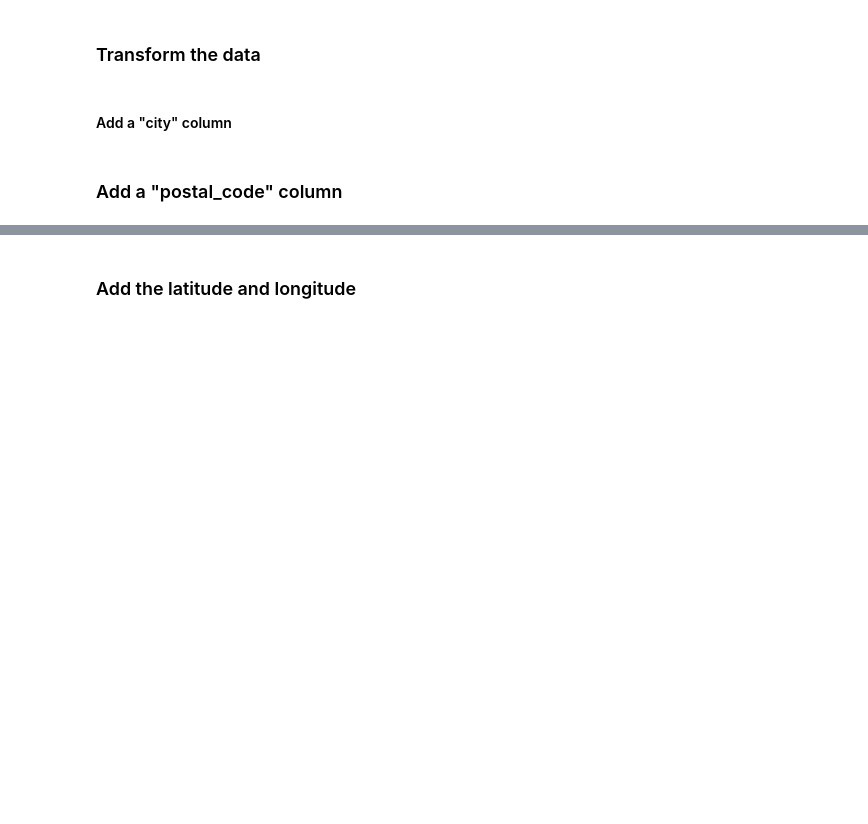
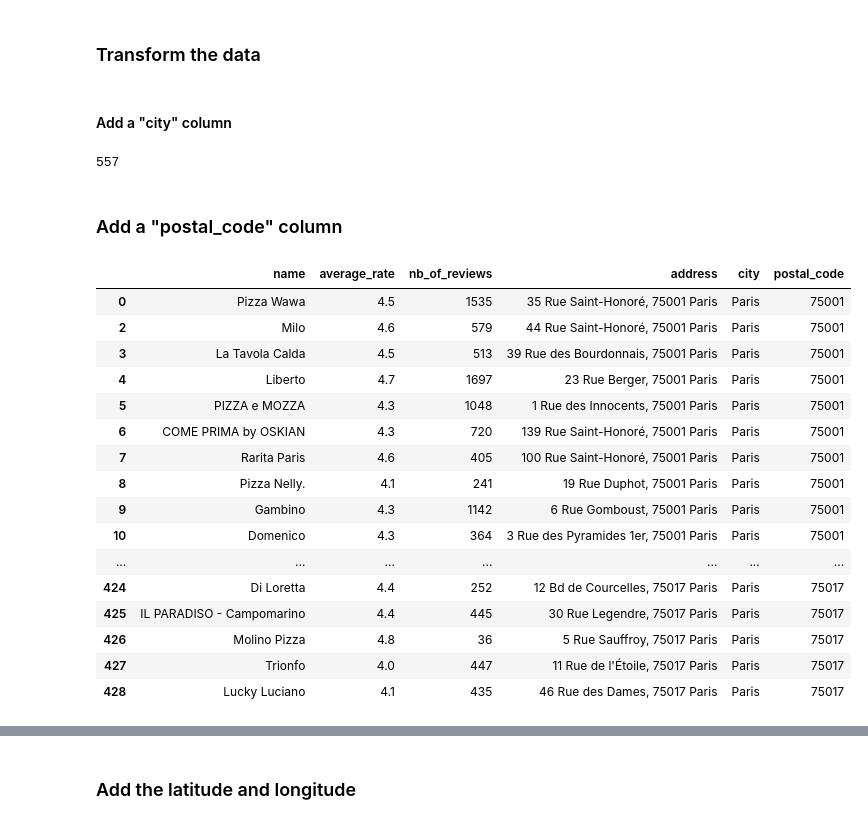
Before and after one commit to degregor69/pizza-lovers, a Jupyter notebook: Pizza_Lovers_Cleaning_Transforming_Analyzing.ipynb, the cells around one changed output, grey strips where cells are left out. Cells and saved outputs as stored; diff of their text form; code cells hidden in the pictures; blank space fills up the shorter version.

```diff
--- a/Pizza_Lovers_Cleaning_Transforming_Analyzing.ipynb
+++ b/Pizza_Lovers_Cleaning_Transforming_Analyzing.ipynb
@@ -103,20 +100,45 @@ for city in splitted_series:
     list_of_cities.append(city[-1])
 
 df['city'] = list_of_cities
+
+len(df)
+# %% [output]
+557
 # %% [markdown]
 ### Add a "postal_code" column
 # %%
 splitted_series = df.address.str.split(expand=False)
 
 list_of_postal_code = []
 for string in splitted_series:
     list_of_postal_code.append(string[-2])
 
 # Check the unique values
 # set(list_of_postal_code)
 # len(list_of_postal_code)
 
 df['postal_code'] = list_of_postal_code
+
+len(df)
+df
+# %% [output]
+|  | name | average_rate | nb_of_reviews | address | city | postal_code |
+| 0 | Pizza Wawa | 4.5 | 1535 | 35 Rue Saint-Honoré, 75001 Paris | Paris | 75001 |
+| 2 | Milo | 4.6 | 579 | 44 Rue Saint-Honoré, 75001 Paris | Paris | 75001 |
+| 3 | La Tavola Calda | 4.5 | 513 | 39 Rue des Bourdonnais, 75001 Paris | Paris | 75001 |
+| 4 | Liberto | 4.7 | 1697 | 23 Rue Berger, 75001 Paris | Paris | 75001 |
+| 5 | PIZZA e MOZZA | 4.3 | 1048 | 1 Rue des Innocents, 75001 Paris | Paris | 75001 |
+| 6 | COME PRIMA by OSKIAN | 4.3 | 720 | 139 Rue Saint-Honoré, 75001 Paris | Paris | 75001 |
+| 7 | Rarita Paris | 4.6 | 405 | 100 Rue Saint-Honoré, 75001 Paris | Paris | 75001 |
+| 8 | Pizza Nelly. | 4.1 | 241 | 19 Rue Duphot, 75001 Paris | Paris | 75001 |
+| 9 | Gambino | 4.3 | 1142 | 6 Rue Gomboust, 75001 Paris | Paris | 75001 |
+| 10 | Domenico | 4.3 | 364 | 3 Rue des Pyramides 1er, 75001 Paris | Paris | 75001 |
+| ... | ... | ... | ... | ... | ... | ... |
+| 424 | Di Loretta | 4.4 | 252 | 12 Bd de Courcelles, 75017 Paris | Paris | 75017 |
+| 425 | IL PARADISO - Campomarino | 4.4 | 445 | 30 Rue Legendre, 75017 Paris | Paris | 75017 |
+| 426 | Molino Pizza | 4.8 | 36 | 5 Rue Sauffroy, 75017 Paris | Paris | 75017 |
+| 427 | Trionfo | 4.0 | 447 | 11 Rue de l'Étoile, 75017 Paris | Paris | 75017 |
+| 428 | Lucky Luciano | 4.1 | 435 | 46 Rue des Dames, 75017 Paris | Paris | 75017 |
 # %%
 # Modification of the 75116 by 75016
 df['postal_code'] = df['postal_code'].replace('75116', '75016')
```
Also changed, not shown: parts of 10 cells of this notebook, 3 other files.
